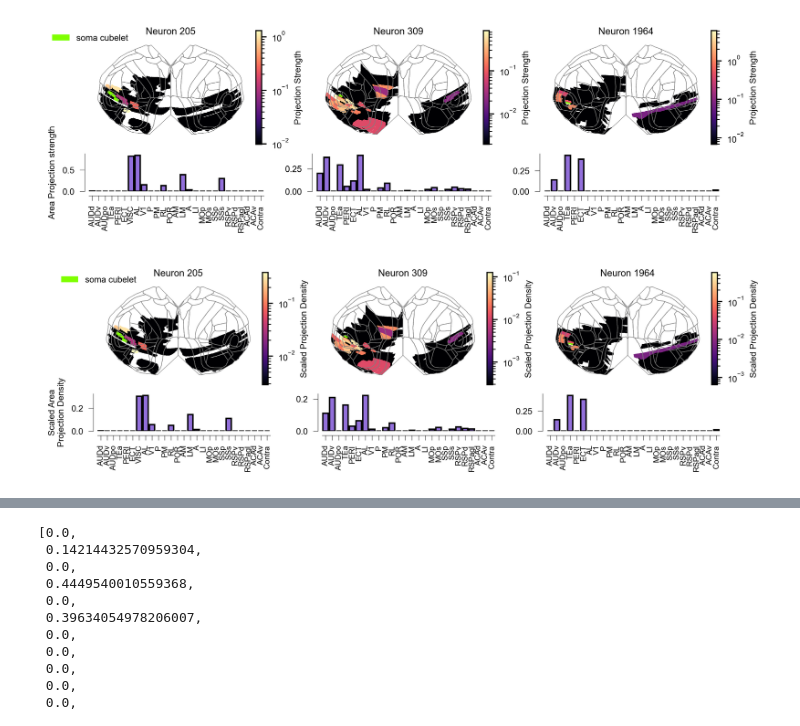
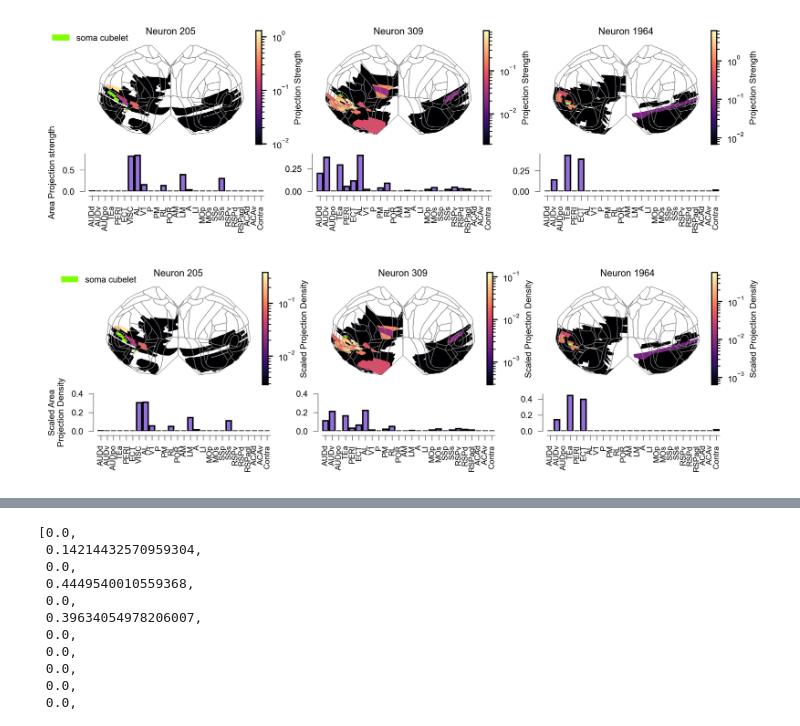
Before and after one commit to znamlab/MAPseq_processing, a Jupyter notebook: final_processing/fig_1_example_projections_updated.ipynb, the cells around one changed output, grey strips where cells are left out. Drawn from its saved outputs; the diff is of its cells as text; code cells hidden in the pictures.

```diff
--- a/final_processing/fig_1_example_projections_updated.ipynb
+++ b/final_processing/fig_1_example_projections_updated.ipynb
@@ -1630,7 +1630,7 @@ order_in_other_plot = [convert_dict[val] if val in convert_dict else val for val
 gen_ind = 1964
 all_ind = 309
 dorsal_ind = 205#152
-
+dict_of_values = {}
 ref_anno = nrrd.read(f'{proj_path}/FIAA32.6a/LCM_registration/reference/annotation_25.nrrd')
 allen_anno = np.array(ref_anno)
 annotation = allen_anno[0]
@@ -1643,6 +1643,7 @@ gs  = GridSpec(nrows=2,
                wspace=0.3)
 
 for col, bc_index in enumerate([dorsal_ind, all_ind, gen_ind]):
+    roi_and_barchart={}
     mouse = combined_barcodes_mouse.iloc[bc_index]['mouse']
     # if mouse == 'FIAA45.6d':
     #     adjusted_bc_ind = bc_index - (len(vis_barcodes['FIAA45.6a']) + 1)
@@ -1719,7 +1720,7 @@ for col, bc_index in enumerate([dorsal_ind, all_ind, gen_ind]):
     vmax = second_max_value/sum_vals#second_max_value
     #norm = mcolors.Normalize(vmin=vmin, vmax=vmax)
     norm = mcolors.LogNorm(vmin=vmin, vmax=vmax)
-
+    roi_and_barchart['roi']= density_map_norm
     #data = np.flip(rebuilding_all_flatmap.T, axis=1)
     #finite_vals = data[np.isfinite(data) & (data > 0)]
     # guard against empty values (shouldn’t happen, but be safe)
@@ -1808,31 +1809,35 @@ for col, bc_index in enumerate([dorsal_ind, all_ind, gen_ind]):
 )
     # what_plot=ax_bar.bar(labels,
     #             values,
     #             color="mediumpurple",
     #             edgecolor="black")
     #ax_bar.set_yticks(y_pos)
     #ax_bar.set_yticklabels(labels, fontsize=8)
     #ax_bar.invert_yaxis()                      # biggest bar on top
+    roi_and_barchart['barchart'] = label_value_dict_scaled
+    dict_of_values[mouse]= roi_and_barchart
 
     ff.myPlotSettings_splitAxis(fig=what_plot, ax=ax_bar, ytitle= "", xtitle="", title='', mySize =font_size)
     if col == 0:
         ax_bar.set_ylabel("Scaled Area\nProjection Density",
                        fontsize=font_size,
                        labelpad=4)
     else:
         ax_bar.set_ylabel("")
     # ax_bar.set_ylabel("Projection strength \n (Normalised counts/mm³)",
     #                   fontsize=font_size,
     #                   labelpad=4)
     ax_bar.tick_params(axis="x", labelsize=font_size*0.9, labelrotation=90)
     ax_bar.tick_params(axis="y", labelsize=font_size)
     ax_bar.set_xlim(-0.5, len(ordered_labels)-0.5)
+    ax_bar.set_yticks([0.0, 0.2, 0.4])
+    ax_bar.set_yticklabels(["0.0", "0.2", "0.4"])
 chartreuse_patch = Patch(facecolor="chartreuse", label="soma cubelet")
 fig.legend(handles=[chartreuse_patch],
            loc="upper left",
            fontsize=font_size, bbox_to_anchor=(0.07, 0.9), frameon=False)
 
 plt.show()
 fig.savefig(f"{saving_path}/fig_1_example_projections.svg", format="svg", bbox_inches='tight', dpi=400)
 # %% [output]
-[figure, old version]
+[figure, new version]
```
Also changed, not shown: parts of 13 cells of this notebook, 7 other files.
